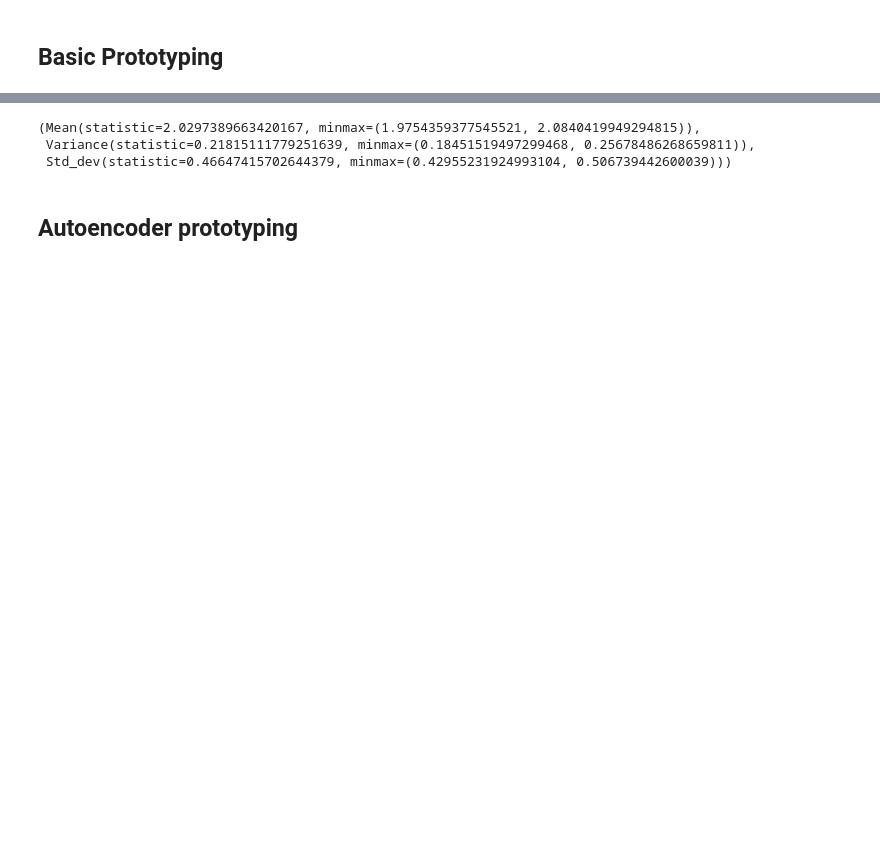
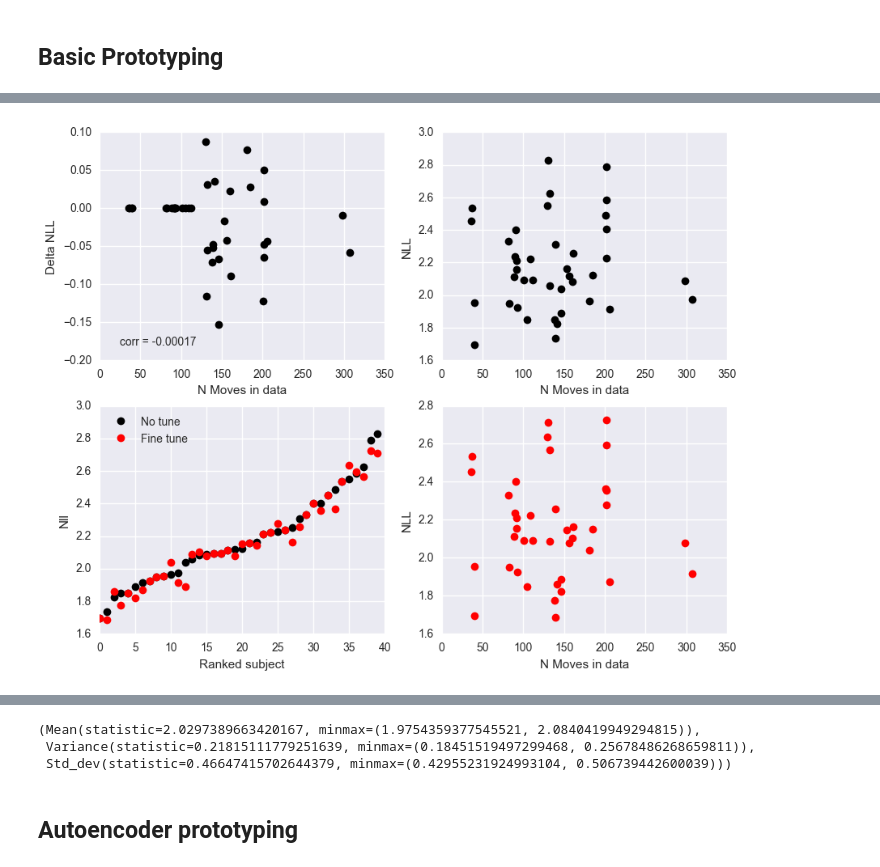
Before and after one commit to galbiati/nns-for-mnk, a Jupyter notebook: Prototyping.ipynb, the cells around one changed output, grey strips where cells are left out. Saved outputs shown, nothing was run; the diff lists cells and outputs as text; code cells hidden in the pictures; blank space fills up the shorter version.

```diff
--- a/Prototyping.ipynb
+++ b/Prototyping.ipynb
@@ -112,0 +296,30 @@ np.savetxt(os.path.join(resultsdir, 'nlls.txt'), res, fmt='%.18f', delimiter=','
+# %%
+p = D.pivot_table(index='subject', values=['nll']).values.flatten()
+p2 = D2.pivot_table(index='subject', values=['nll']).values.flatten()
+diff = p - p2
+lendiff = D.pivot_table(index='subject', values=['nll'], aggfunc=len).values.flatten()
+order = p2.argsort()
+from scipy.stats import linregress
+lr = linregress(lendiff, diff)
+print(lr)
+
+fig, axes = plt.subplots(2, 2, figsize=(10,8))
+ax = axes[0, 0]
+ax.plot(lendiff, diff, color='black', linestyle='none', marker='o')
+ax.text(25, -.18, s='corr = {:.5f}'.format(lr.slope))
+plt.setp(axes[0, 0], xlabel='N Moves in data', ylabel='Delta NLL')
+ax = axes[0, 1]
+ax.plot(lendiff, p2, color='black', linestyle='none', marker='o')
+plt.setp(ax, xlabel='N Moves in data', ylabel='NLL')
+ax = axes[1, 1]
+ax.plot(lendiff, p, color='red', linestyle='none', marker='o')
+plt.setp(ax, xlabel='N Moves in data', ylabel='NLL')
+
+axes[1, 0].plot(np.arange(40), p2[order], color='black', linestyle='none', marker='o', label='No tune')
+axes[1, 0].plot(np.arange(40), p[order], color='red', linestyle='none', marker='o', label='Fine tune')
+axes[1, 0].legend(loc=0)
+plt.setp(axes[1, 0], xlabel='Ranked subject', ylabel='Nll')
+sns.despine()
+fig.savefig(os.path.join(resultsdir, 'overfitting viz exclude n lt 125.png'), format='png')
+# %% [output]
+[figure, added]
```
Also changed, not shown: parts of 22 cells of this notebook, 4 other files.
